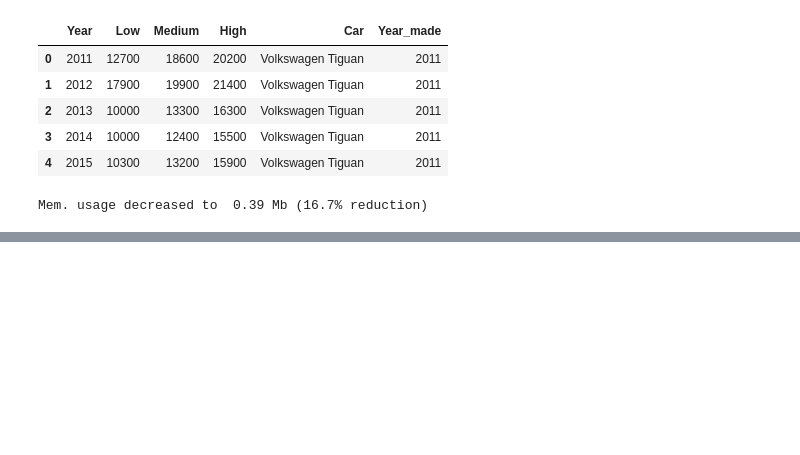
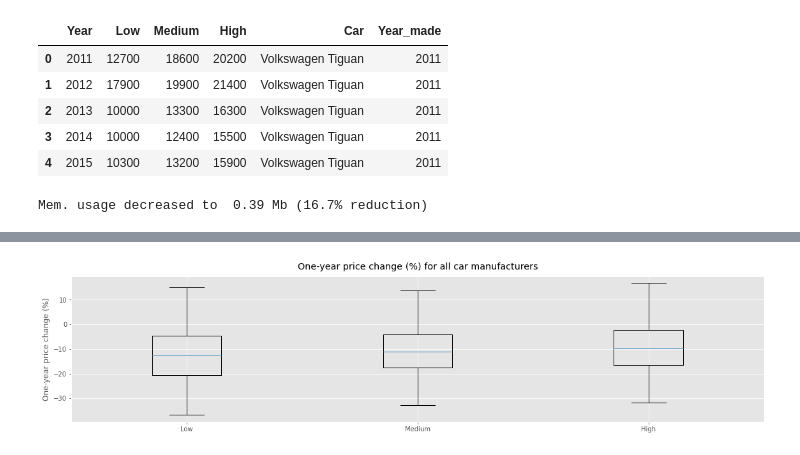
Before and after one commit to TK-Problem/autoplius-car-depretiation-dashboard, a Jupyter notebook: Notebooks/data_analysis.ipynb, the cells around one changed output, grey strips where cells are left out. Drawn from its saved outputs; the diff is of its cells as text; code cells hidden in the pictures; blank space fills up the shorter version.

```diff
--- a/Notebooks/data_analysis.ipynb
+++ b/Notebooks/data_analysis.ipynb
@@ -386,0 +103,14 @@ fig.show()
+# %%
+# use 5-95 percent range to filter out outliers for each price segment
+
+# create new DataFrame without price change outliers
+# exclude sales with 0 year old cars
+df_no = df.loc[df.Years_old != 0].copy()
+# substitute outlier values with numpy NANs
+for col_name in ['Low', 'Medium', 'High']:
+    cond = df[f'PCT_change_{col_name}'] < df[f'PCT_change_{col_name}'].quantile(0.05)
+    df_no.loc[cond, f'PCT_change_{col_name}'] = np.nan
+    cond = df[f'PCT_change_{col_name}'] >  df[f'PCT_change_{col_name}'].quantile(0.95)
+    df_no.loc[cond, f'PCT_change_{col_name}'] = np.nan
+
+df_no.head()
@@ -386,0 +124,13 @@ fig.show()
+# %%
+# plot results
+fig, ax = plt.subplots(figsize=(16, 4))
+ax.set_title('One-year price change (%) for all car manufacturers', y=1.02)
+# get data for boxplot (exclude NAN values)
+boxplot_data = [df_no.PCT_change_Low.dropna(), df_no.PCT_change_Medium.dropna(), df_no.PCT_change_High.dropna()]
+ax.boxplot(boxplot_data)
+# rename x-axis
+ax.set_xticklabels(['Low', 'Medium', 'High'])
+ax.set_ylabel('One-year price change (%)')
+plt.tight_layout()
+# %% [output]
+[figure, added]
```
Also changed, not shown: parts of 27 cells of this notebook, 1 other file.
